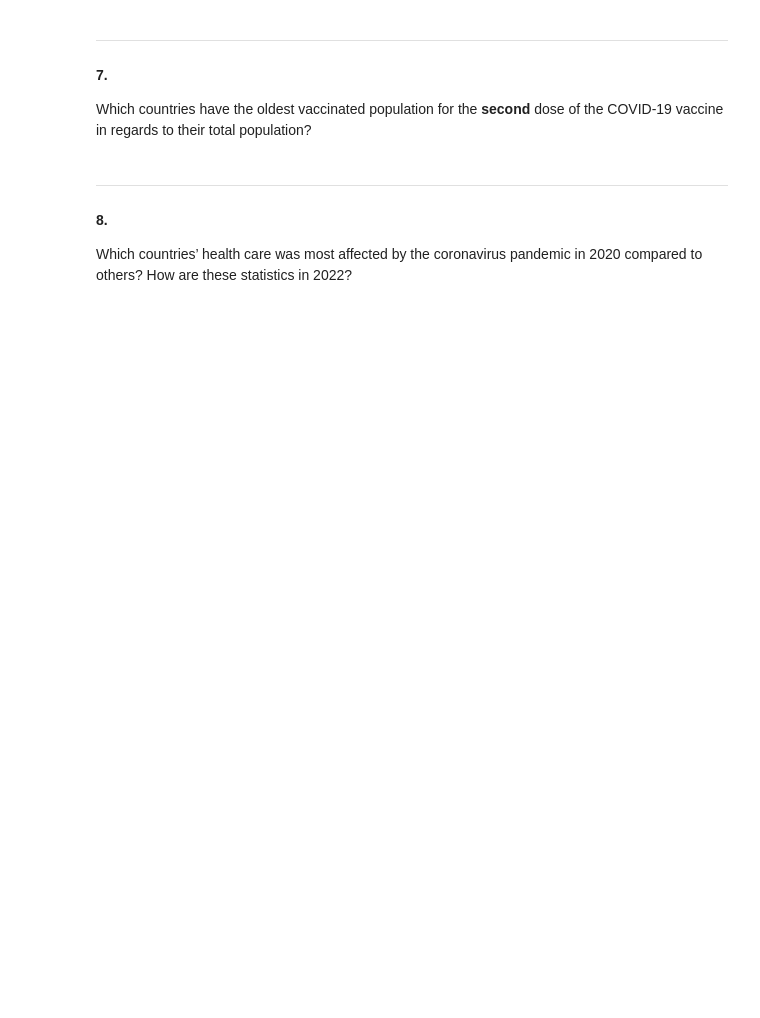
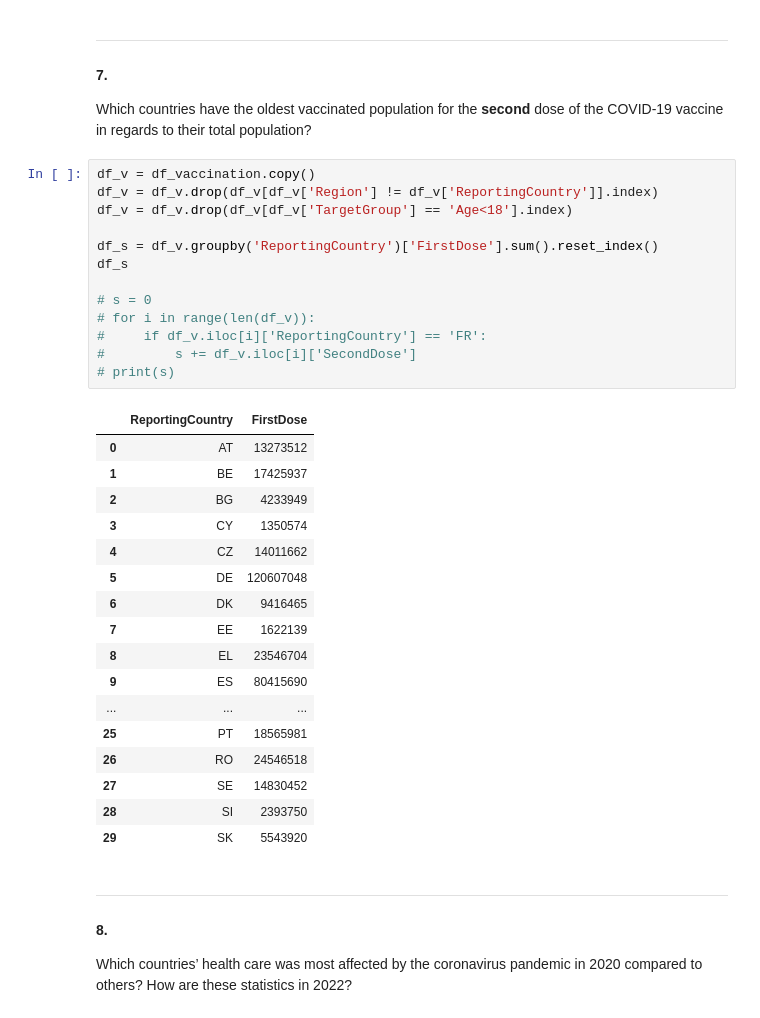
Before and after one commit to Globose/dv1597, a Jupyter notebook: a2/book.ipynb, the cells around one changed output. Drawn from its saved outputs; the diff is of its cells as text; blank space fills up the shorter version.

```diff
--- a/a2/book.ipynb
+++ b/a2/book.ipynb
@@ -221,6 +313,37 @@ Rank all EU/EEA countries, based on their vaccinated population under age 18 for
 ***
 #### 7.
 Which countries have the oldest vaccinated population for the **second** dose of the COVID-19 vaccine in regards to their total population?
+# %%
+df_v = df_vaccination.copy()
+df_v = df_v.drop(df_v[df_v['Region'] != df_v['ReportingCountry']].index)
+df_v = df_v.drop(df_v[df_v['TargetGroup'] == 'Age<18'].index)
+
+df_s = df_v.groupby('ReportingCountry')['FirstDose'].sum().reset_index()
+df_s
+
+# s = 0
+# for i in range(len(df_v)):
+#     if df_v.iloc[i]['ReportingCountry'] == 'FR':
+#         s += df_v.iloc[i]['SecondDose']
+# print(s)
+# %% [output]
+|  | ReportingCountry | FirstDose |
+| 0 | AT | 13273512 |
+| 1 | BE | 17425937 |
+| 2 | BG | 4233949 |
+| 3 | CY | 1350574 |
+| 4 | CZ | 14011662 |
+| 5 | DE | 120607048 |
+| 6 | DK | 9416465 |
+| 7 | EE | 1622139 |
+| 8 | EL | 23546704 |
+| 9 | ES | 80415690 |
+| ... | ... | ... |
+| 25 | PT | 18565981 |
+| 26 | RO | 24546518 |
+| 27 | SE | 14830452 |
+| 28 | SI | 2393750 |
+| 29 | SK | 5543920 |
 # %% [markdown]
 ***
 #### 8.
```
Also changed, not shown: parts of 3 cells of this notebook, 1 other file.
